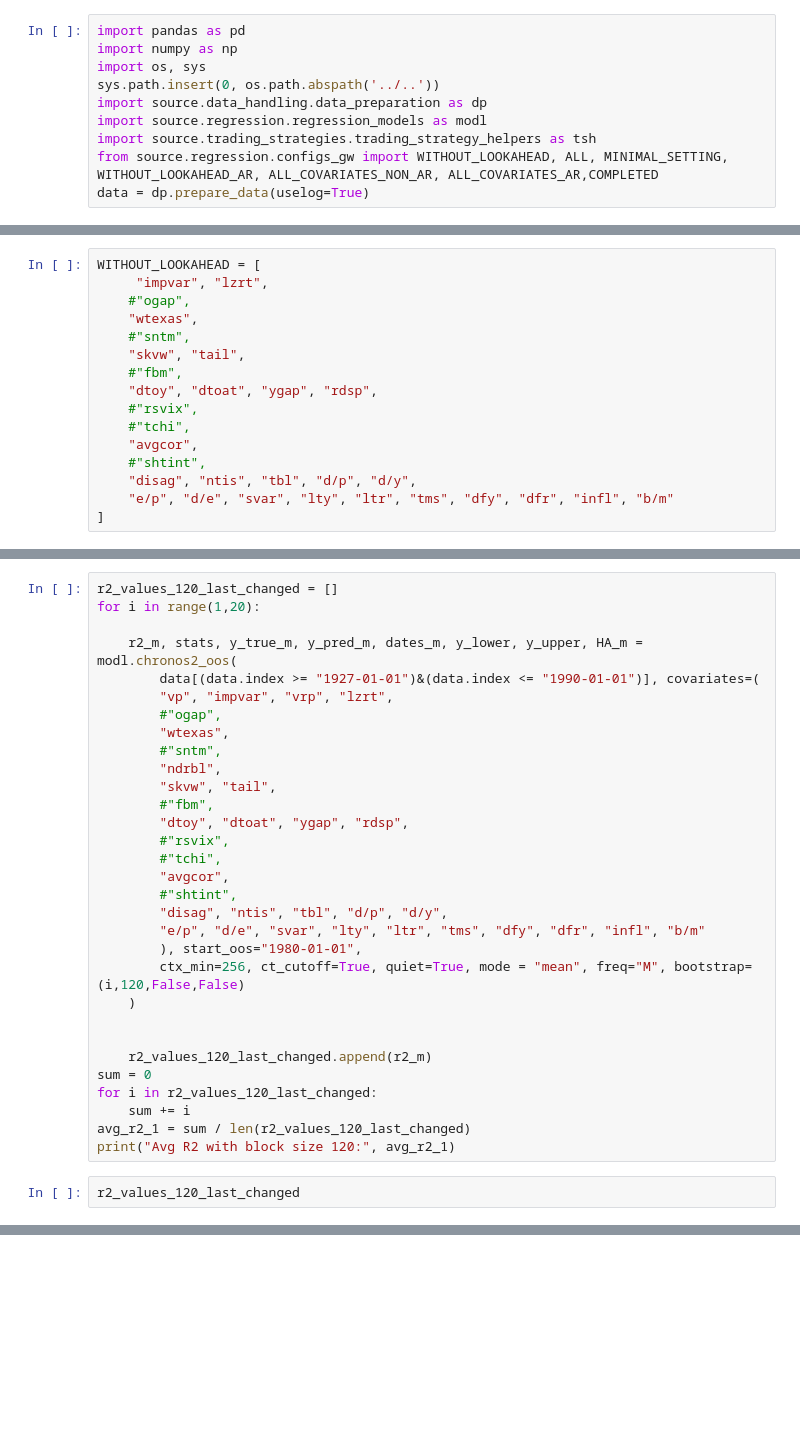
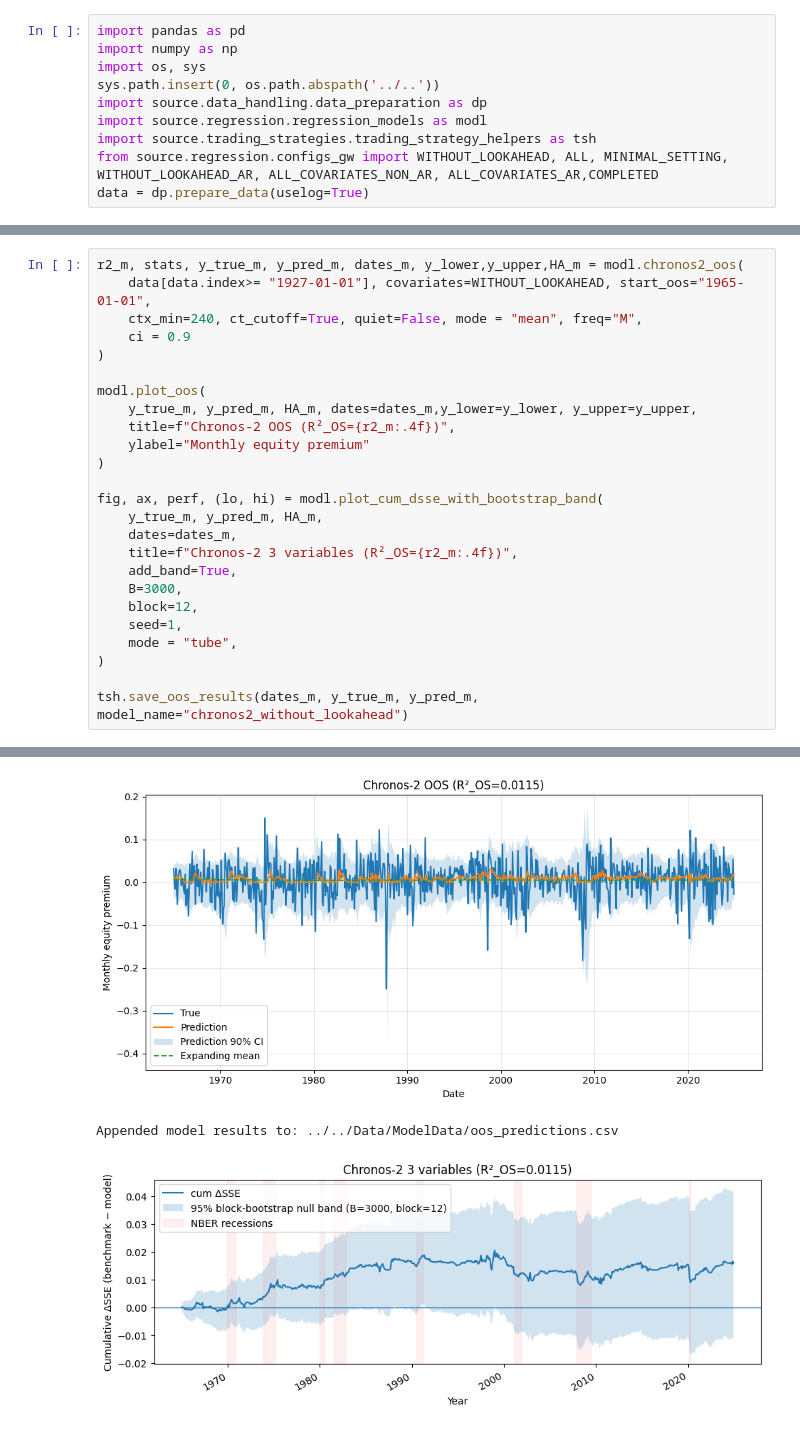
Before and after one commit to KiliTili/Masterarbeit, a Jupyter notebook: Notebooks/Benchmark/modelling_regression.ipynb, the cells around one changed output, grey strips where cells are left out. Cells and saved outputs as stored; diff of their text form; blank space fills up the shorter version.

```diff
--- a/Notebooks/Benchmark/modelling_regression.ipynb
+++ b/Notebooks/Benchmark/modelling_regression.ipynb
@@ -206,16 +194,0 @@ difference
-# %%
-WITHOUT_LOOKAHEAD = [
-     "impvar", "lzrt",
-    #"ogap",
-    "wtexas",
-    #"sntm",
-    "skvw", "tail",
-    #"fbm",
-    "dtoy", "dtoat", "ygap", "rdsp",
-    #"rsvix",
-    #"tchi",
-    "avgcor",
-    #"shtint",
-    "disag", "ntis", "tbl", "d/p", "d/y",
-    "e/p", "d/e", "svar", "lty", "ltr", "tms", "dfy", "dfr", "infl", "b/m"
-]
@@ -901,33 +195,26 @@ print("Avg R2 with block size 120:", avg_r2_1)
-# %%
-r2_values_120_last_changed = []
-for i in range(1,20):
-
-    r2_m, stats, y_true_m, y_pred_m, dates_m, y_lower, y_upper, HA_m = modl.chronos2_oos(
-        data[(data.index >= "1927-01-01")&(data.index <= "1990-01-01")], covariates=(
-        "vp", "impvar", "vrp", "lzrt",
-        #"ogap",
-        "wtexas",
-        #"sntm",
-        "ndrbl",
-        "skvw", "tail",
-        #"fbm",
-        "dtoy", "dtoat", "ygap", "rdsp",
-        #"rsvix",
-        #"tchi",
-        "avgcor",
-        #"shtint",
-        "disag", "ntis", "tbl", "d/p", "d/y",
-        "e/p", "d/e", "svar", "lty", "ltr", "tms", "dfy", "dfr", "infl", "b/m"
-        ), start_oos="1980-01-01",
-        ctx_min=256, ct_cutoff=True, quiet=True, mode = "mean", freq="M", bootstrap=(i,120,False,False)
-    )
-
-
-    r2_values_120_last_changed.append(r2_m)
-sum = 0
-for i in r2_values_120_last_changed:
-    sum += i
-avg_r2_1 = sum / len(r2_values_120_last_changed)
-print("Avg R2 with block size 120:", avg_r2_1)
-# %%
-r2_values_120_last_changed
+# %%
+r2_m, stats, y_true_m, y_pred_m, dates_m, y_lower,y_upper,HA_m = modl.chronos2_oos(
+    data[data.index>= "1927-01-01"], covariates=WITHOUT_LOOKAHEAD, start_oos="1965-01-01",
+    ctx_min=240, ct_cutoff=True, quiet=False, mode = "mean", freq="M",
+    ci = 0.9
+)
+
+modl.plot_oos(
+    y_true_m, y_pred_m, HA_m, dates=dates_m,y_lower=y_lower, y_upper=y_upper,
+    title=f"Chronos-2 OOS (R²_OS={r2_m:.4f})",
+    ylabel="Monthly equity premium"
+)
+
+fig, ax, perf, (lo, hi) = modl.plot_cum_dsse_with_bootstrap_band(
+    y_true_m, y_pred_m, HA_m,
+    dates=dates_m,
+    title=f"Chronos-2 3 variables (R²_OS={r2_m:.4f})",
+    add_band=True,
+    B=3000,
+    block=12,
+    seed=1,
+    mode = "tube",
+)
+
+tsh.save_oos_results(dates_m, y_true_m, y_pred_m, model_name="chronos2_without_lookahead")
+# %% [output]
@@ -933,0 +240,3 @@ r2_values_120_last_changed
+[figure, added]
+Appended model results to: ../../Data/ModelData/oos_predictions.csv
+[figure, added]
```
Also changed, not shown: parts of 63 cells of this notebook, 1 other file.
